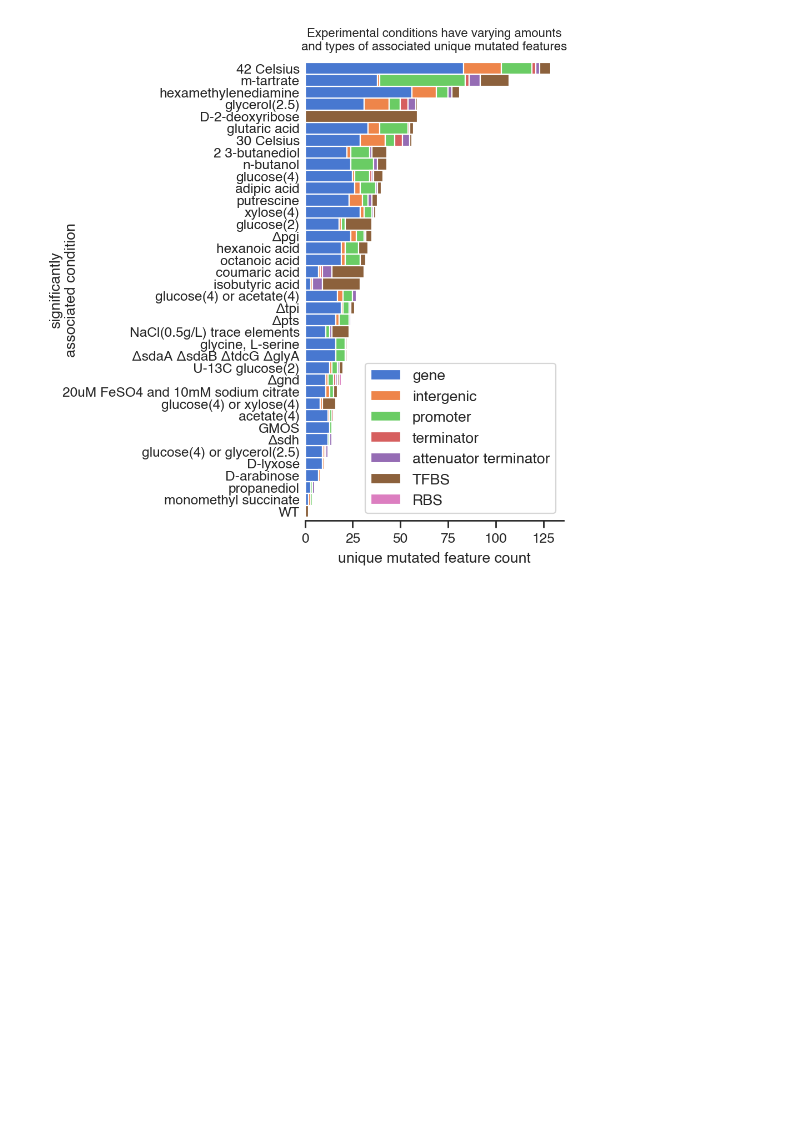
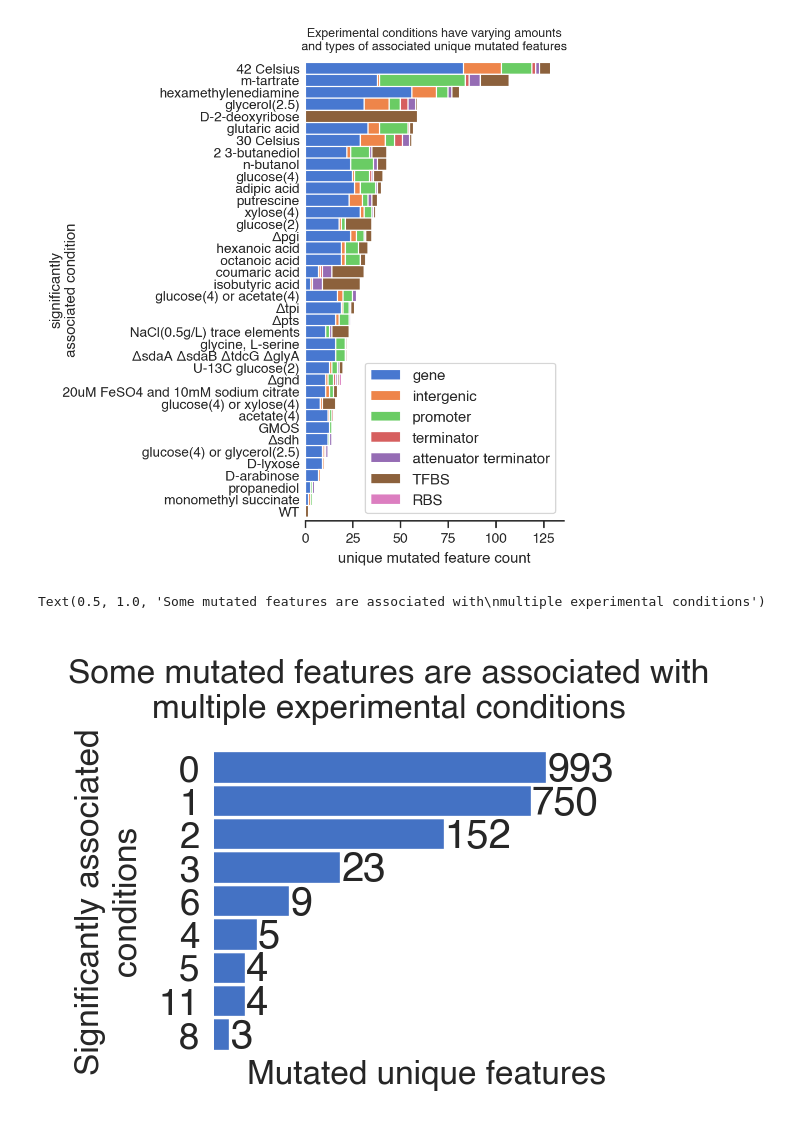
Before and after one commit to Aletechdev/ava, a Jupyter notebook: cond_assoc_mut_feat_cnts.ipynb, the cells around one changed output. Saved outputs shown, nothing was run; the diff lists cells and outputs as text; code cells hidden in the pictures; blank space fills up the shorter version.

Commit message:
added plot for permiscuous feature associations

```diff
--- a/cond_assoc_mut_feat_cnts.ipynb
+++ b/cond_assoc_mut_feat_cnts.ipynb
@@ -89,3 +89,82 @@ ax.axes.set_title("Experimental conditions have varying amounts\nand types of as
 # %% [output]
 Text(0.5, 1.0, 'Experimental conditions have varying amounts\nand types of associated unique mutated features')
 [figure]
+# %%
+d = dict()  # unique feature (keys) to unique condition mapping (set of conditions)
+for _, m in all_muts_df.iterrows():
+    for gf in m["genomic features"]:
+        ft_id = gf["RegulonDB ID"]  # more accurate representation than "name" since TFBS currently can be given same name
+        if ft_id not in d.keys():
+            d[ft_id] = set()
+        for ac in gf['significantly associated conditions']:
+            if ac not in d[ft_id]:
+                d[ft_id].add(ac)
+
+d2 = dict()
+for k, v in d.items():
+    d2[k] = len(v)
+
+d3 = dict()
+for v in d2.values():
+    if v not in d3.keys():
+        d3[v] = [0]  # using list to make building dataframe easier
+    d3[v][0] += 1
+
+df = pd.DataFrame.from_dict(d3)
+df = df.T
+df = df.rename(columns={0: "unique feature count"})
+df = df.sort_values(by="unique feature count")
+df
+
+# This is specifically for the gdmuts MS, which doesn't need the number of genome annotations included
+
+import seaborn as sns
+import matplotlib
+import matplotlib.pyplot as plt
+%matplotlib inline
+plt.rcParams["figure.dpi"] = 300
+plt.rcParams['font.sans-serif'] = ["Helvetica"]
+sns.set_context("paper")
+sns.set_style("ticks")
+
+ax = df.plot.barh(
+#     y="count",
+#     x="index",
+#     color="#4C72B0",
+    color="#4472C4",
+#     figsize=(2,0.65),
+    figsize=(1.5,1.4),
+    width=1
+)
+
+sns.despine(ax=ax, top=True, right=True, bottom=True, left=True)
+ax.get_legend().remove()
+plt.xscale('log')
+ax.tick_params(axis='both', which='both', length=0)
+
+plt.tick_params(
+    axis='x',          # changes apply to the x-axis
+    bottom=False,      # ticks along the bottom edge are off
+    labelbottom=False,  # labels along the bottom edge are off
+    length=0
+)
+
+for tick in ax.get_xticklabels():
+    tick.set_fontname("Helvetica")
+for tick in ax.get_yticklabels():
+    tick.set_fontname("Helvetica")
+
+df = df.reset_index()  # Resetting index for the below annotations to work
+for i, r in df.iterrows():
+    s = str(int(r["unique feature count"]))
+    ax.text(r["unique feature count"], i-0.4,  s, fontname="Helvetica")
+ax.xaxis.labelpad = 0
+plt.xlabel('Mutated unique features', x=0.61, fontname="Helvetica", fontsize=8)
+plt.ylabel('Significantly associated\nconditions', fontname="Helvetica", fontsize=8)
+
+ax.axes.set_title("Some mutated features are associated with\nmultiple experimental conditions", fontsize=8, fontname="Helvetica")
+
+# plt.savefig("./figs/gdmuts_AVA_mags.svg", format="svg")
+# %% [output]
+Text(0.5, 1.0, 'Some mutated features are associated with\nmultiple experimental conditions')
+[figure, added]
```
